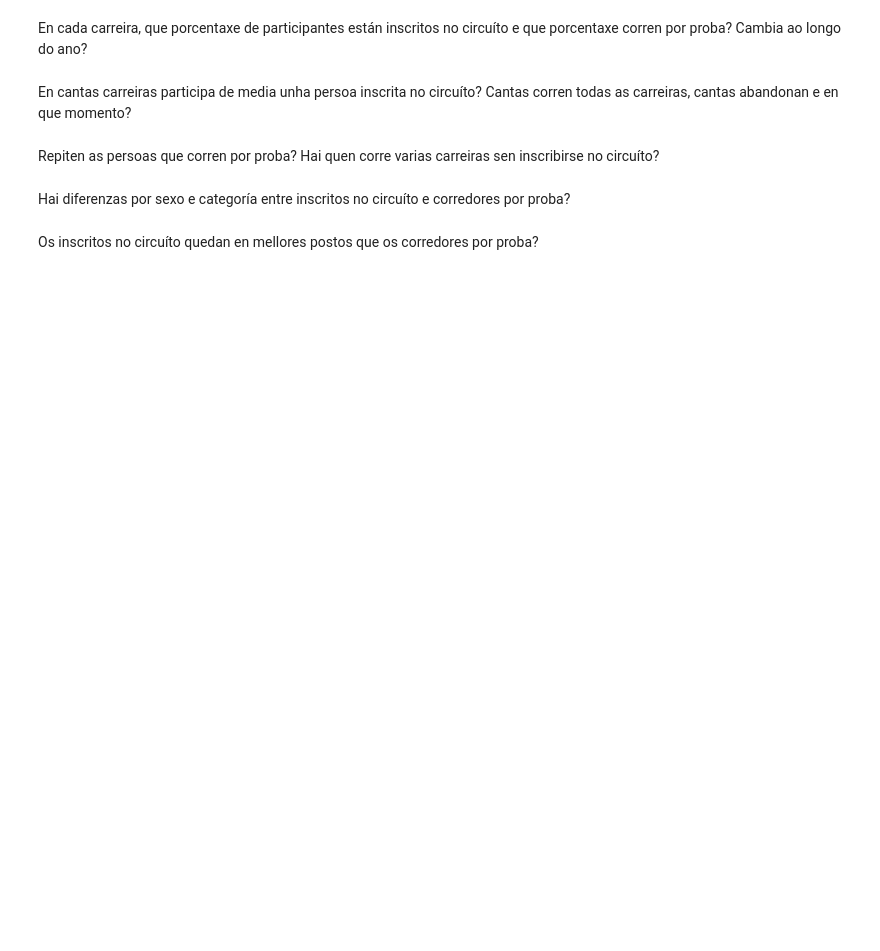
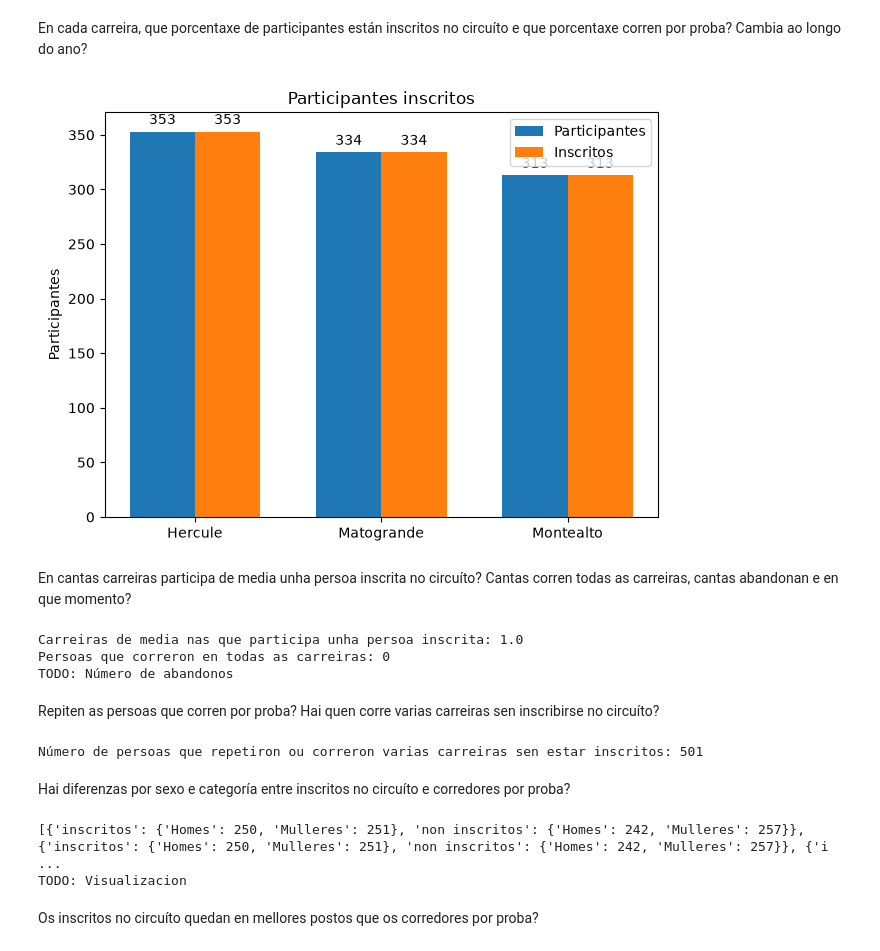
Before and after one commit to nicolasjimenezfdwirtz2627-ai/scrapping-coruna-corre, a Jupyter notebook: notebooks/analise.ipynb, the cells around one changed output. Cells and saved outputs as stored; diff of their text form; code cells hidden in the pictures; blank space fills up the shorter version.

```diff
--- a/notebooks/analise.ipynb
+++ b/notebooks/analise.ipynb
@@ -65,53 +82,83 @@ En cada carreira, que porcentaxe de participantes están inscritos no circuíto
 # %%
 total_participantes = []
 inscritos = []
 for carreira in carreiras:
-    df_participantes_carreira = df_participantes["carreira"] == carreira
-    total_participantes.append(sum(df_participantes_carreira))
-    inscritos.append(sum(df_participantes_carreira[df_participantes_carreira["carreira"] == carreira]))
+    df_participantes_carreira = df_participantes[df_participantes["carreira"] == (carreira + "-" + str(carreiras.index(carreira) + 1))]
+    total_participantes.append(len(df_participantes_carreira))
+    inscritos.append(len(df_participantes_carreira[df_participantes_carreira["carreira"] == (carreira + "-" + str(carreiras.index(carreira) + 1))]))
 
-x = len(inscritos)
+x = np.arange(len(carreiras))
 
 fig, ax = plt.subplots()
 rects1 = ax.bar(x - 0.35/2, total_participantes, 0.35, label='Participantes')
 rects2 = ax.bar(x + 0.35/2, inscritos, 0.35, label='Inscritos')
 
 ax.set_ylabel('Participantes')
 ax.set_title('Participantes inscritos')
-ax.set_xticks(x, carreiras)
+ax.set_xticks(x)
+ax.set_xticklabels(carreiras)
 ax.legend()
 
 ax.bar_label(rects1, padding=3)
 ax.bar_label(rects2, padding=3)
 
 fig.tight_layout()
 
 plt.show()
+# %% [output]
+[figure, added]
 # %% [markdown]
 En cantas carreiras participa de media unha persoa inscrita no circuíto? Cantas corren todas as carreiras, cantas abandonan e en que momento?
 # %%
-persoas = df_participantes[df_participantes["inscrito"] == True]["persoa"].unique()
+persoas = [persoa for persoa in df_participantes[df_participantes["inscrito"] == True]["persoa"].unique()]
 participacions = []
 for persoa in persoas:
-    participacions.append(df_participantes[df_participantes["persoa"] == persoa].agg(("persoa", "count")))
+    participacions.append(len(df_participantes[df_participantes["persoa"] == persoa]))
 
 print(f"Carreiras de media nas que participa unha persoa inscrita: {sum(participacions) / len(participacions)}")
 print(f"Persoas que correron en todas as carreiras: {participacions.count(len(carreiras))}")
 
 print("TODO: Número de abandonos")
+# %% [output]
+Carreiras de media nas que participa unha persoa inscrita: 1.0
+Persoas que correron en todas as carreiras: 0
+TODO: Número de abandonos
 # %% [markdown]
 Repiten as persoas que corren por proba? Hai quen corre varias carreiras sen inscribirse no circuíto?
 # %%
-persoas_non_inscritas = df_participantes[df_participantes["inscrito"] == False]["persoa"].unique()
+persoas_non_inscritas = [persoa for persoa in df_participantes[df_participantes["inscrito"] == False]["persoa"].unique()]
 participacions_non_inscritas = []
 for persoa in persoas:
-    participacions_non_inscritas.append(df_participantes[df_participantes["persoa"] == persoa].agg(("persoa", "count")))
+    participacions_non_inscritas.append(len(df_participantes[df_participantes["persoa"] == persoa]))
 
 print(f"Número de persoas que repetiron ou correron varias carreiras sen estar inscritos: {len(participacions_non_inscritas)}")
+# %% [output]
+Número de persoas que repetiron ou correron varias carreiras sen estar inscritos: 501
 # %% [markdown]
 Hai diferenzas por sexo e categoría entre inscritos no circuíto e corredores por proba?
 # %%
-print("TODO: Diferenzxas por sexo e categoria inscritos e non inscritos")
+segregacion_sexo_categoria_inscritos = []
+
+for categoria in categorias:
+    participantes_inscritos = df_participantes[df_participantes["inscrito"] == True]
+    participantes_non_inscritos = df_participantes[df_participantes["inscrito"] == False]
+
+    dic_ins = {"Homes":0, "Mulleres":0}
+    dic_nins = {"Homes":0, "Mulleres":0}
+
+    dic_ins["Homes"] = len(participantes_inscritos[participantes_inscritos["sexo"] == "M"])
+    dic_ins["Mulleres"] = len(participantes_inscritos[participantes_inscritos["sexo"] == "F"])
+
+    dic_nins["Homes"] = len(participantes_non_inscritos[participantes_non_inscritos["sexo"] == "M"])
+    dic_nins["Mulleres"] = len(participantes_non_inscritos[participantes_non_inscritos["sexo"] == "F"])
+
+    segregacion_sexo_categoria_inscritos.append({"inscritos" : dic_ins, "non inscritos": dic_nins})
+
+print(segregacion_sexo_categoria_inscritos)
+print("TODO: Visualizacion")
+# %% [output]
+[{'inscritos': {'Homes': 250, 'Mulleres': 251}, 'non inscritos': {'Homes': 242, 'Mulleres': 257}}, {'inscritos': {'Homes': 250, 'Mulleres': 251}, 'non inscritos': {'Homes': 242, 'Mulleres': 257}}, {'i ...
+TODO: Visualizacion
 # %% [markdown]
 Os inscritos no circuíto quedan en mellores postos que os corredores por proba?
 # %%
```
Also changed, not shown: parts of 8 cells of this notebook.
